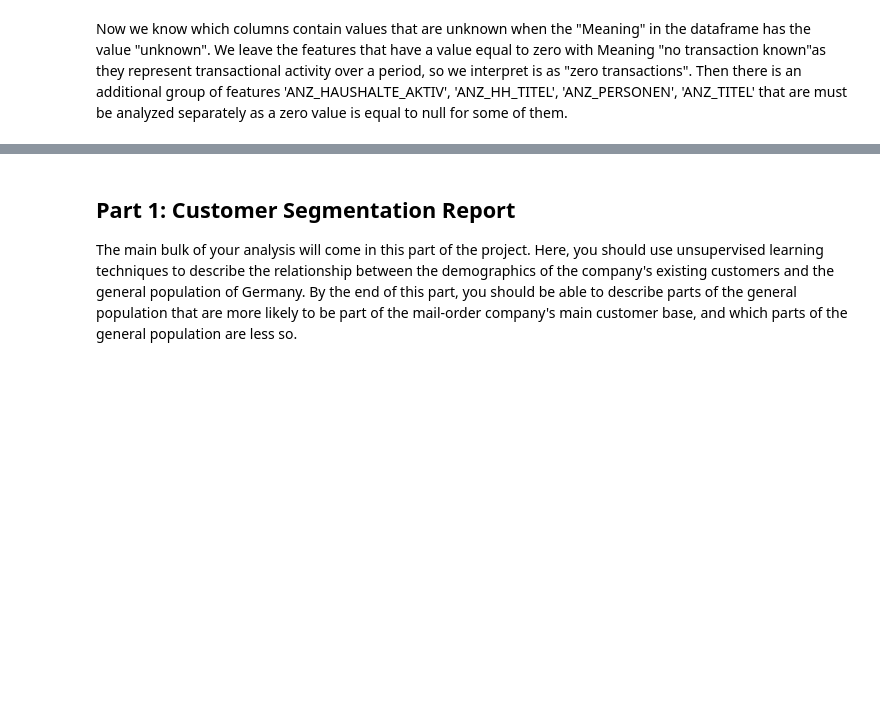
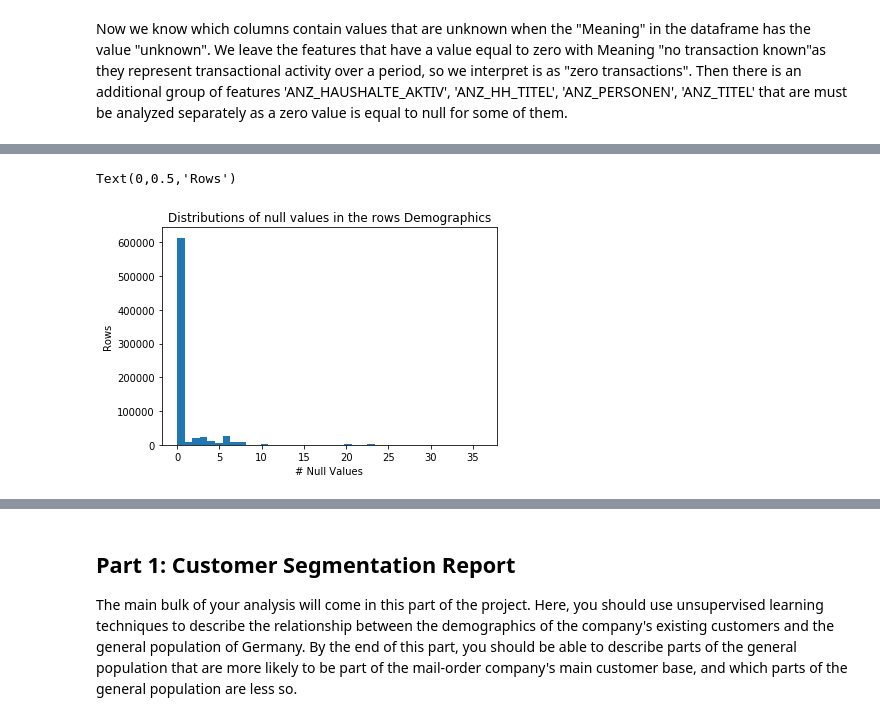
Before and after one commit to santamm/Customer-Segmentation, a Jupyter notebook: Arvato Project Workbook.ipynb, the cells around one changed output, grey strips where cells are left out. Saved outputs shown, nothing was run; the diff lists cells and outputs as text; code cells hidden in the pictures; blank space fills up the shorter version.

```diff
--- a/Arvato Project Workbook.ipynb
+++ b/Arvato Project Workbook.ipynb
@@ -316,0 +582,14 @@ plt.ylabel('Columns');
+# %%
+# We can see that the large majority of the population has less than 50 null fatures.
+# we can remove the datapoints with more than 50 nulls in each row
+
+azdias.dropna(thresh=azdias.shape[1] - 50, inplace=True)
+# %%
+# How much data is missing in each row of the dataset?
+plt.hist(azdias.isnull().sum(axis=1), bins=40)
+plt.title('Distributions of null values in the rows Demographics')
+plt.xlabel('# Null Values')
+plt.ylabel('Rows')
+# %% [output]
+Text(0,0.5,'Rows')
+[figure, added]
```
Also changed, not shown: parts of 48 cells of this notebook.
